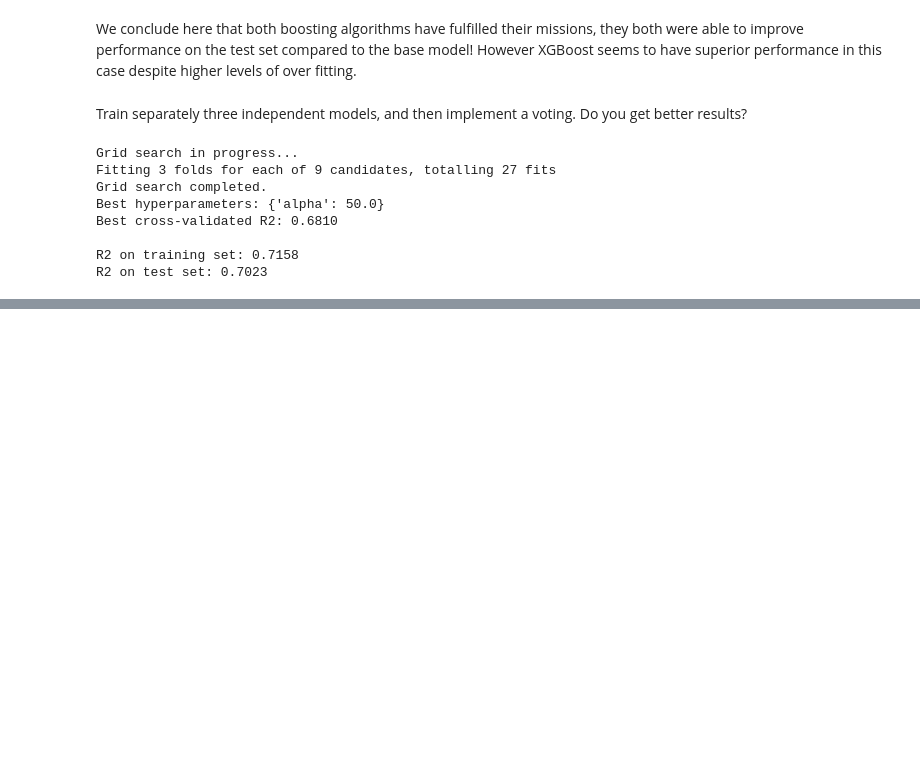
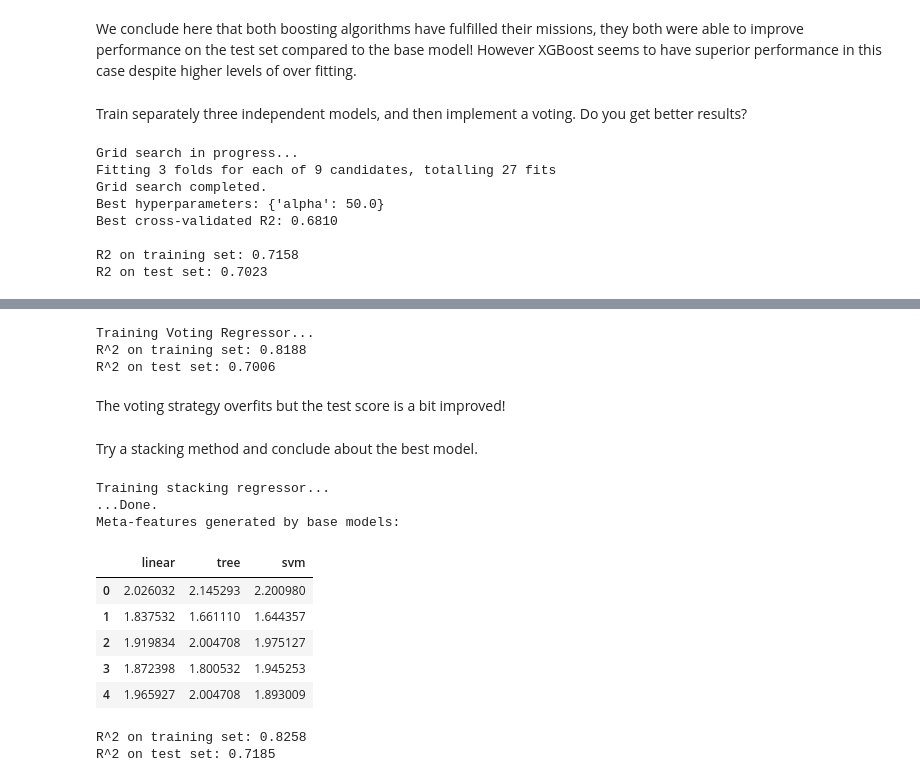
Before and after one commit to msche81/2-Jedha_Fullstack, a Jupyter notebook: 6_supervised_Machine_learning/7_ensemble_learning/1-3_ensemble_methods-airbnb-exercice.ipynb, the cells around one changed output, grey strips where cells are left out. Drawn from its saved outputs; the diff is of its cells as text; code cells hidden in the pictures; blank space fills up the shorter version.

```diff
--- a/6_supervised_Machine_learning/7_ensemble_learning/1-3_ensemble_methods-airbnb-exercice.ipynb
+++ b/6_supervised_Machine_learning/7_ensemble_learning/1-3_ensemble_methods-airbnb-exercice.ipynb
@@ -1165,0 +1182,80 @@ print(f"R2 on test set: {decision_tree_r_opt.score(X_test, y_test):.4f}")
+# %%
+
+# Initialisation des modèles de base
+linreg = Ridge(alpha=1.0, random_state=42)  # Régression Ridge avec alpha=1.0
+dt = DecisionTreeRegressor(max_depth=5, random_state=42)  # Arbre de décision avec profondeur max=5
+svm = SVR(kernel='rbf', C=1.0, gamma=0.1)  # SVM avec des hyperparamètres choisis
+
+# Initialisation du VotingRegressor
+voting = VotingRegressor(estimators=[
+    ("linear", linreg),
+    ("tree", dt),
+    ("svm", svm)
+])
+
+# Entraînement du VotingRegressor
+print("Training Voting Regressor...")
+voting.fit(X_train, y_train)
+
+# Évaluation des performances
+r2_train = voting.score(X_train, y_train)
+r2_test = voting.score(X_test, y_test)
+
+# Affichage des résultats
+print(f"R^2 on training set: {r2_train:.4f}")
+print(f"R^2 on test set: {r2_test:.4f}")
+# %% [output]
+Training Voting Regressor...
+R^2 on training set: 0.8188
+R^2 on test set: 0.7006
+# %% [markdown]
+The voting strategy overfits but the test score is a bit improved!
+# %% [markdown]
+Try a stacking method and conclude about the best model.
+# %%
+# Initialisation des modèles de base
+linreg = Ridge(alpha=1.0, random_state=42)
+dt = DecisionTreeRegressor(max_depth=5, random_state=42)
+svm = SVR(kernel='rbf', C=1.0, gamma=0.1)
+
+# Initialisation du modèle de stacking
+stacking = StackingRegressor(
+    estimators=[
+        ("linear", linreg),
+        ("tree", dt),
+        ("svm", svm)
+    ],
+    cv=3  # Validation croisée à 3 plis
+)
+
+# Entraînement et transformation
+print("Training stacking regressor...")
+preds = stacking.fit_transform(X_train, y_train)
+
+# Vérifie si les prédictions sont une matrice sparse
+if issparse(preds):
+    preds = preds.toarray()
+
+# Conversion en DataFrame
+predictions = pd.DataFrame(preds, columns=stacking.named_estimators_.keys())
+print("...Done.")
+
+# Affichage des méta-features
+print("Meta-features generated by base models:")
+display(predictions.head())
+
+# Évaluation des performances
+print(f"R^2 on training set: {stacking.score(X_train, y_train):.4f}")
+print(f"R^2 on test set: {stacking.score(X_test, y_test):.4f}")
+# %% [output]
+Training stacking regressor...
+...Done.
+Meta-features generated by base models:
+|  | linear | tree | svm |
+| 0 | 2.026032 | 2.145293 | 2.200980 |
+| 1 | 1.837532 | 1.661110 | 1.644357 |
+| 2 | 1.919834 | 2.004708 | 1.975127 |
+| 3 | 1.872398 | 1.800532 | 1.945253 |
+| 4 | 1.965927 | 2.004708 | 1.893009 |
+R^2 on training set: 0.8258
+R^2 on test set: 0.7185
```
Also changed, not shown: parts of 8 cells of this notebook, 3 other files.
